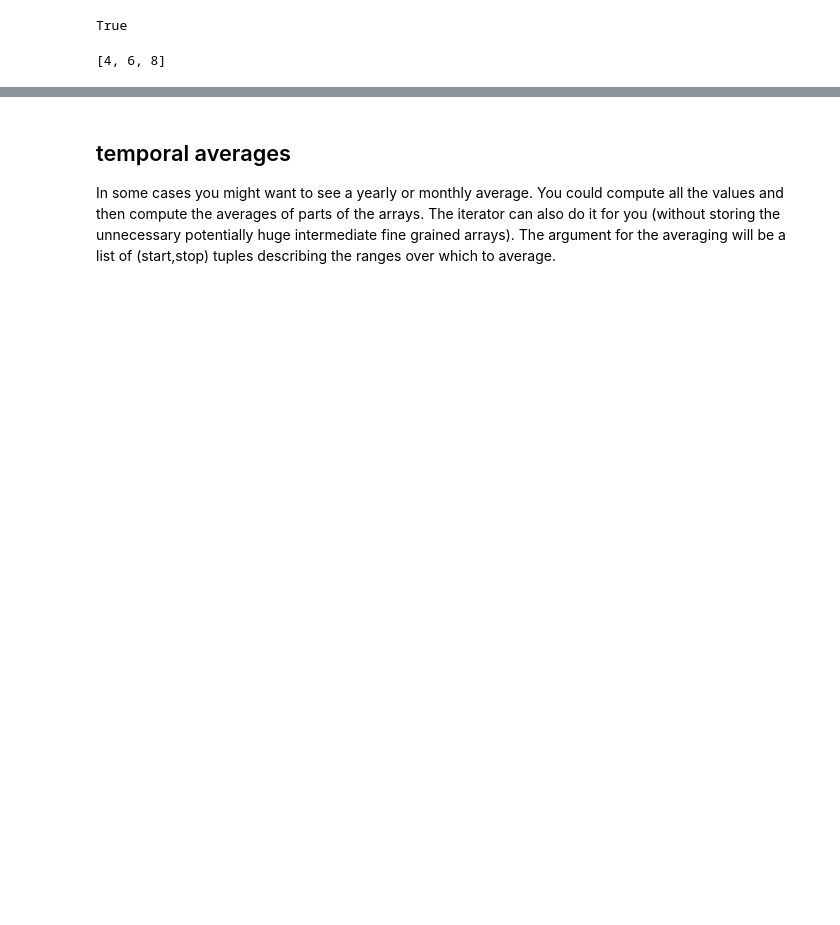
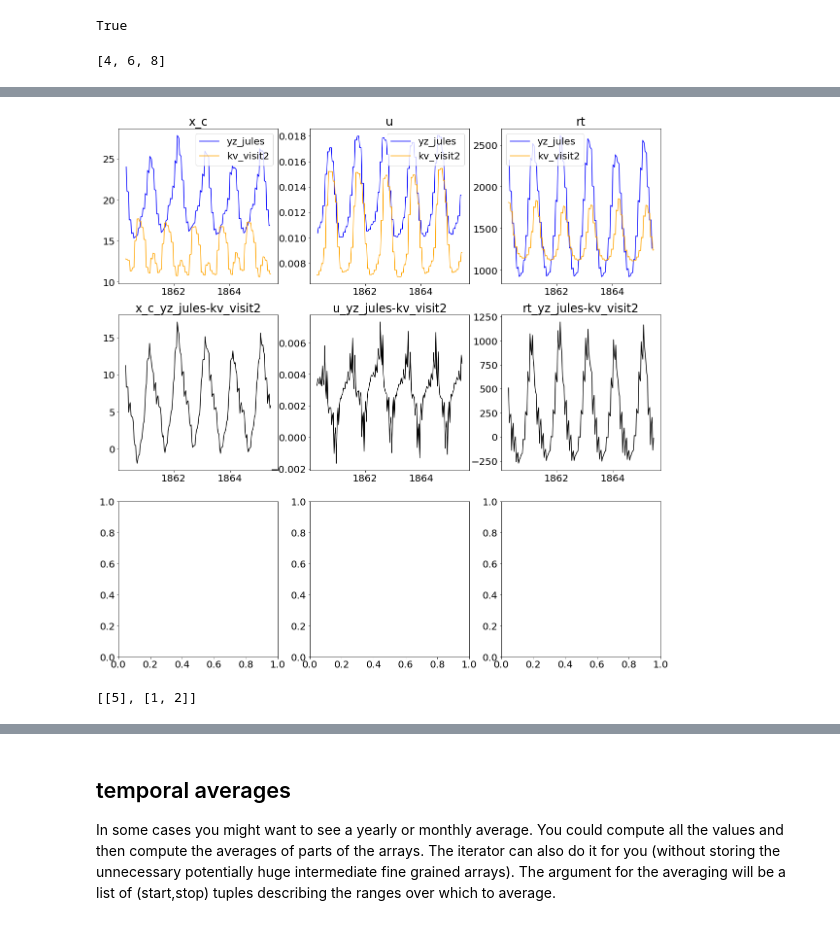
Before and after one commit to MPIBGC-TEE/bgc_md2, a Jupyter notebook: prototypes/working_group_2021/model_comparison_example.ipynb, the cells around one changed output, grey strips where cells are left out. Cells and saved outputs as stored; diff of their text form; code cells hidden in the pictures; blank space fills up the shorter version.

```diff
--- a/prototypes/working_group_2021/model_comparison_example.ipynb
+++ b/prototypes/working_group_2021/model_comparison_example.ipynb
@@ -234,3 +217,82 @@ vals.X_c.shape,times.shape
+# %%
+model_cols={
+    "yz_jules": "blue",
+    "kv_visit2": "orange",
+}
+from scipy.interpolate import interp1d, splprep
+
+def plot_diff(mf_1, mf_2, delta_t_val, model_cols):
+
+    part=30
+    start_min_1,stop_max_1=min_max_index(mf_1,delta_t_val,*t_min_tmax([mf_1,mf_2],delta_t_val))
+    # we do not want the whole interval but look at a smaller part to observe the dynamics
+    start_1,stop_1 = start_min_1, int(start_min_1+(stop_max_1-start_min_1)/part)
+    itr_1=tracebility_iterator(mf_1,delta_t_val)
+    vals_1=itr_1[start_1:stop_1]
+    times_1=times_in_days_aD(mf_1,delta_t_val)[start_1:stop_1]/365
+
+    start_min_2,stop_max_2=min_max_index(mf_2,delta_t_val,*t_min_tmax([mf_2,mf_2],delta_t_val))
+    # we do not want the whole interval but look at a smaller part to observe the dynamics
+    start_2,stop_2 = start_min_2, int(start_min_2+(stop_max_2-start_min_2)/part)
+    itr_2=tracebility_iterator(mf_2,delta_t_val)
+    vals_2=itr_2[start_2:stop_2]
+    times_2=times_in_days_aD(mf_2,delta_t_val)[start_2:stop_2]/365
+    fig=plt.figure(figsize=((n)*10,20))
+    axs=fig.subplots(3,3)
+    ###################################################
+    # plot x_c, u and rt for both models
+    ###################################################
+    def subp(ax,name):
+        def subsubp(mf,vals,times):
+            ax.plot(
+                times,
+                vals.__getattribute__(name),
+                color=model_cols[mf],
+                label=mf
+            )
+
+        subsubp( mf_1, vals_1,  times_1 )
+        subsubp( mf_2, vals_2,  times_2 )
+        ax.legend()
+        ax.set_title(name)
+
+
+    subp(axs[0,0],"x_c")
+    subp(axs[0,1],"u")
+    subp(axs[0,2],"rt")
+   #
+    ####################################################
+    ## plot delta_x_c delta_u and delta_rt
+    ####################################################
+    # Since the two models do not necessarily share the same point in time and not
+    # even the same stepsize or number of steps we compute interpolating functions
+    # to make them comparable
+    def diffp(ax,name):
+        f1=interp1d(times_1,vals_1.__getattribute__(name))
+        f2=interp1d(times_2,vals_2.__getattribute__(name))
+        # chose the interval covered by both to avoid extrapolation
+        start=max(times_1.min(),times_2.min())
+        stop=min(times_1.max(),times_2.max())
+        nstep=min(len(times_1),len(times_2))
+        times=np.linspace(start,stop,nstep)
+
+        diff=f1(times)-f2(times)
+        ax.plot(times,diff,color="black")
+        ax.set_title("{0}_{1}-{2}".format(name,mf_1,mf_2))
+
+    diffp(axs[1,0],"x_c")
+    diffp(axs[1,1],"u")
+    diffp(axs[1,2],"rt")
+
+mf_1="yz_jules"
+mf_2="kv_visit2"
+plot_diff(mf_1, mf_2,delta_t_val=10,model_cols=model_cols)
+# %% [output]
+[figure, added]
+# %%
+sorted([[1,2],[5]],key=len)
+# %% [output]
+[[5], [1, 2]]
 # %%
 import matplotlib.pyplot as plt
 def plot_sums(model_folders,delta_t_val,cd):
```
Also changed, not shown: parts of 12 cells of this notebook, 9 other files.
